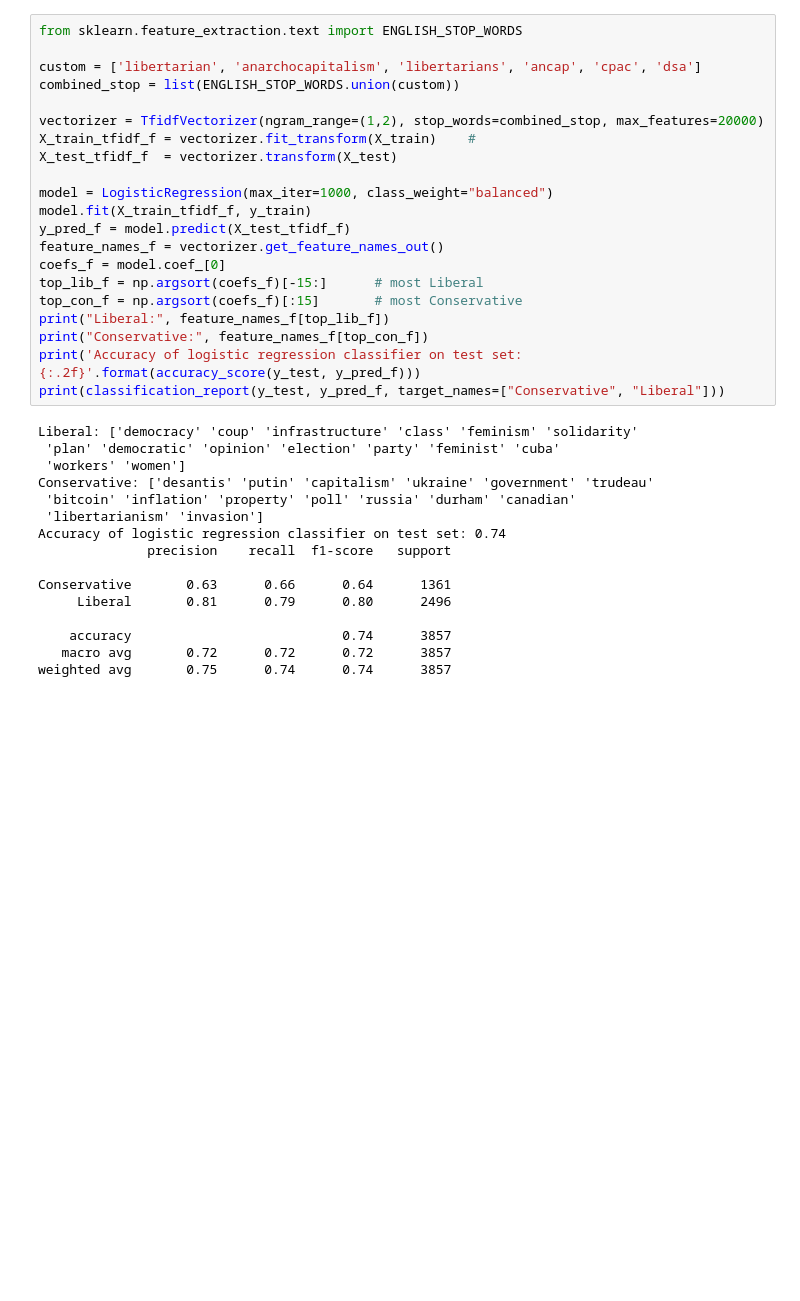
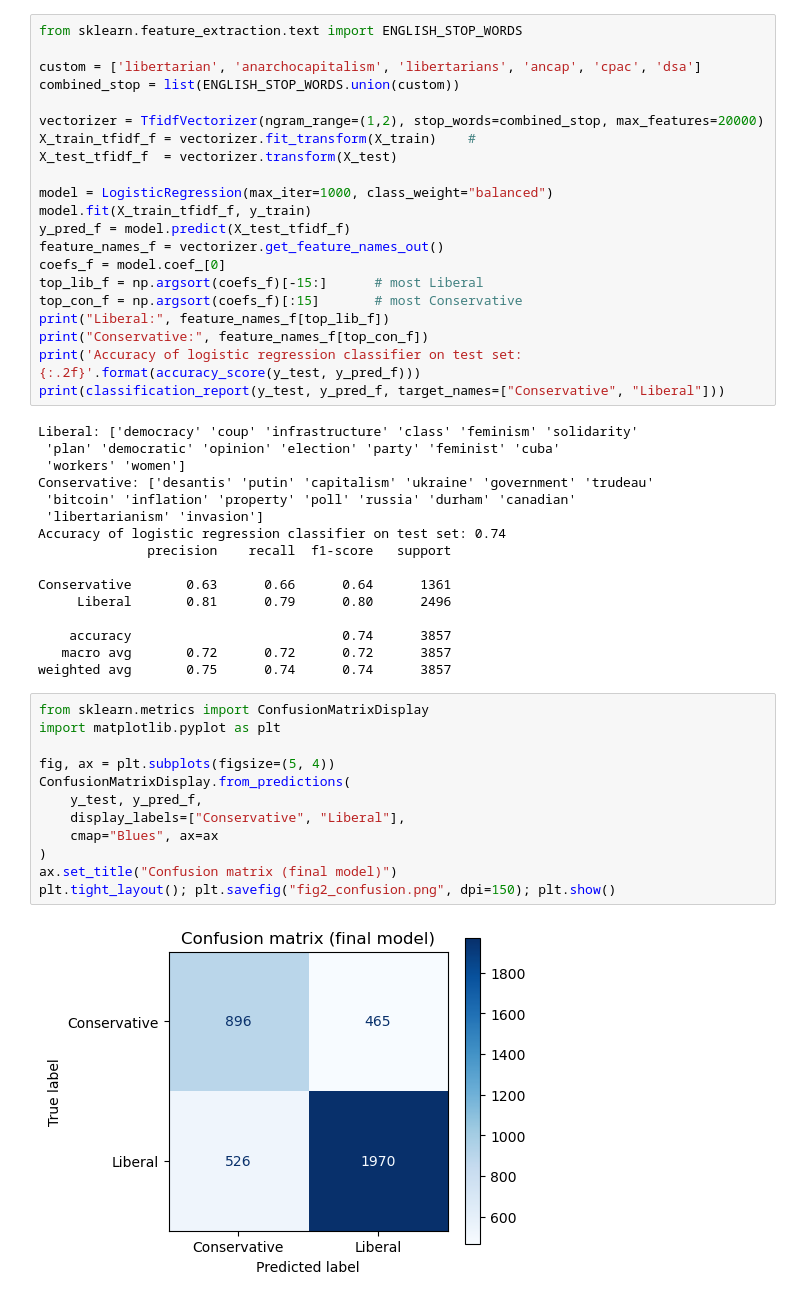
Before and after one commit to yume-24/intermediate-data-science-PBL2, a Jupyter notebook: Analysis.ipynb, the cells around one changed output. Saved outputs shown, nothing was run; the diff lists cells and outputs as text; blank space fills up the shorter version.

```diff
--- a/Analysis.ipynb
+++ b/Analysis.ipynb
@@ -133,3 +133,17 @@ Conservative       0.63      0.66      0.64      1361
     accuracy                           0.74      3857
    macro avg       0.72      0.72      0.72      3857
 weighted avg       0.75      0.74      0.74      3857
+# %%
+from sklearn.metrics import ConfusionMatrixDisplay
+import matplotlib.pyplot as plt
+
+fig, ax = plt.subplots(figsize=(5, 4))
+ConfusionMatrixDisplay.from_predictions(
+    y_test, y_pred_f,
+    display_labels=["Conservative", "Liberal"],
+    cmap="Blues", ax=ax
+)
+ax.set_title("Confusion matrix (final model)")
+plt.tight_layout(); plt.savefig("fig2_confusion.png", dpi=150); plt.show()
+# %% [output]
+[figure, added]
```
Also changed, not shown: parts of 2 cells of this notebook, 3 other files.
